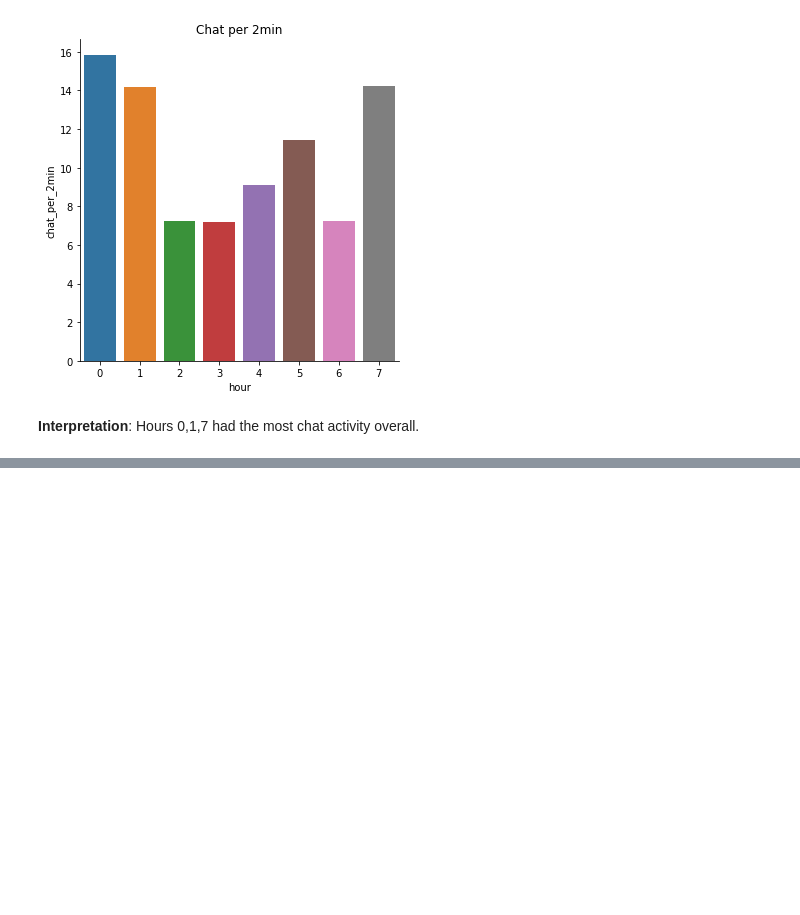
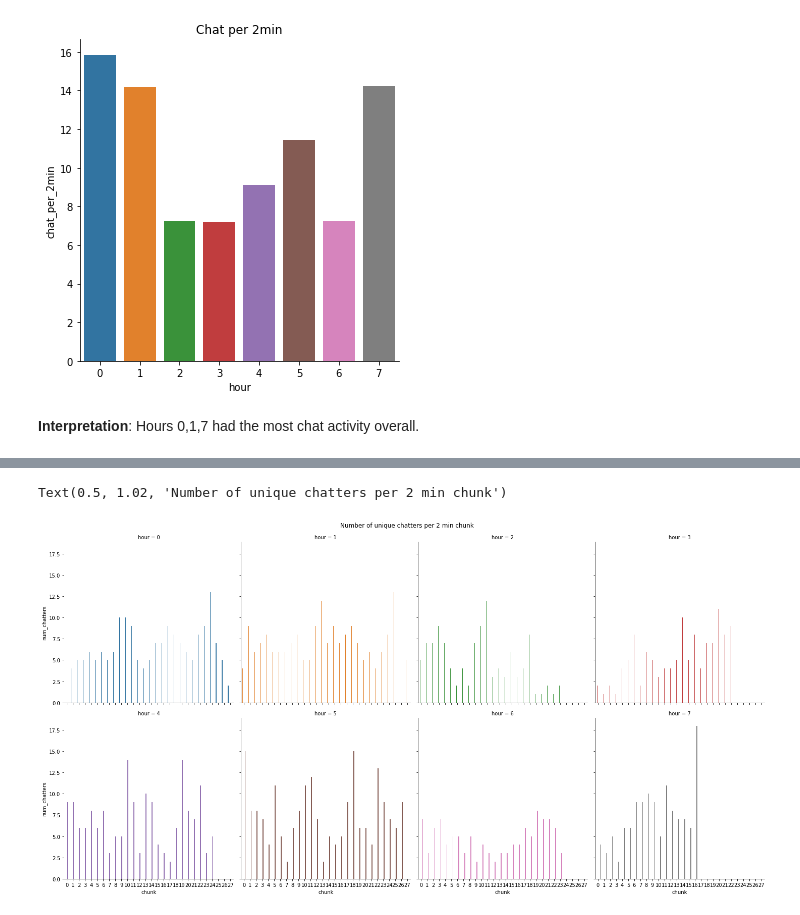
Before and after one commit to pillargg/pillar_algos, a Jupyter notebook: pillar.ipynb, the cells around one changed output, grey strips where cells are left out. Saved outputs shown, nothing was run; the diff lists cells and outputs as text; code cells hidden in the pictures; blank space fills up the shorter version.

```diff
--- a/pillar.ipynb
+++ b/pillar.ipynb
@@ -563,0 +572,17 @@ __Interpretation__: Hours 0,1,7 had the most chat activity overall.
+# %%
+# split df into hours
+dfs = dfSplitter(big_df)
+dfs.find_rest()
+hourly_list = dfs.result
+del hourly_list[0] # delete first timestamp
+# %%
+# split hours into 2 min
+chunk_list = []
+for i in range(len(hourly_list)):
+    fmc = fminChats(hourly_list[i], len(big_df['_id'].unique()))
+    fmc.find_rest()
+    result = fmc.result
+    for chunk in range(len(result)):
+        result[chunk]['hour'] = i
+        result[chunk]['chunk'] = chunk
+        chunk_list.append(result[chunk])
@@ -563,0 +620,18 @@ __Interpretation__: Hours 0,1,7 had the most chat activity overall.
+# %%
+chunky_chatters = pd.DataFrame(columns=['hour','chunk','num_chatters'])
+for chunk in range(len(chunk_list)):
+    chunk_df = chunk_list[chunk]
+    chatters = len(chunk_df['_id'].unique())
+    my_dict = {
+        "hour": [chunk_df.iloc[0,-2]],
+        "chunk": [chunk_df.iloc[0,-1]],
+        "num_chatters": [chatters]
+    }
+
+    chunky_chatters = chunky_chatters.append(pd.DataFrame(my_dict))
+# %%
+sns.catplot(x="chunk",y="num_chatters",data=chunky_chatters,kind='bar',col='hour', col_wrap = 4, hue='hour')
+plt.suptitle("Number of unique chatters per 2 min chunk",y = 1.02)
+# %% [output]
+Text(0.5, 1.02, 'Number of unique chatters per 2 min chunk')
+[figure, added]
```
Also changed, not shown: parts of 15 cells of this notebook.
